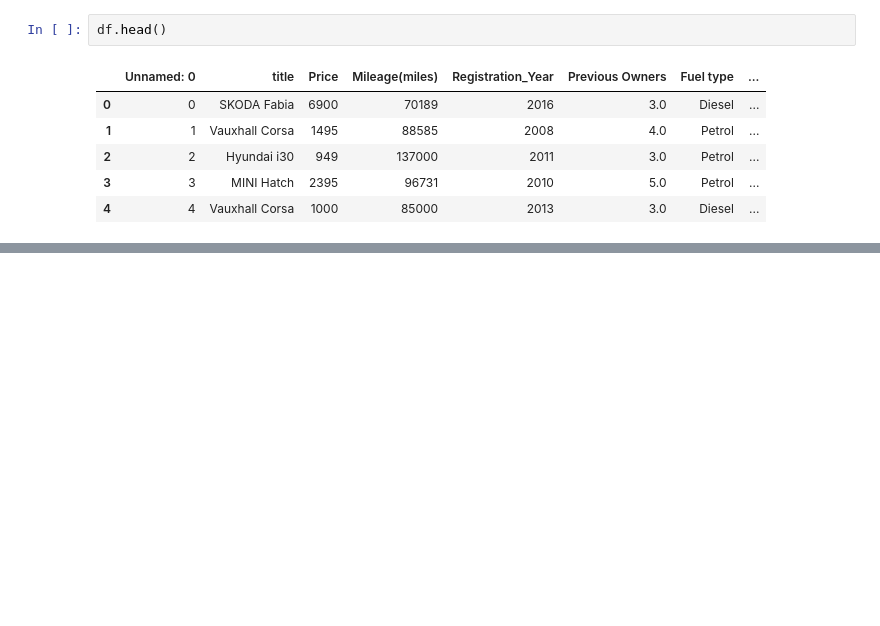
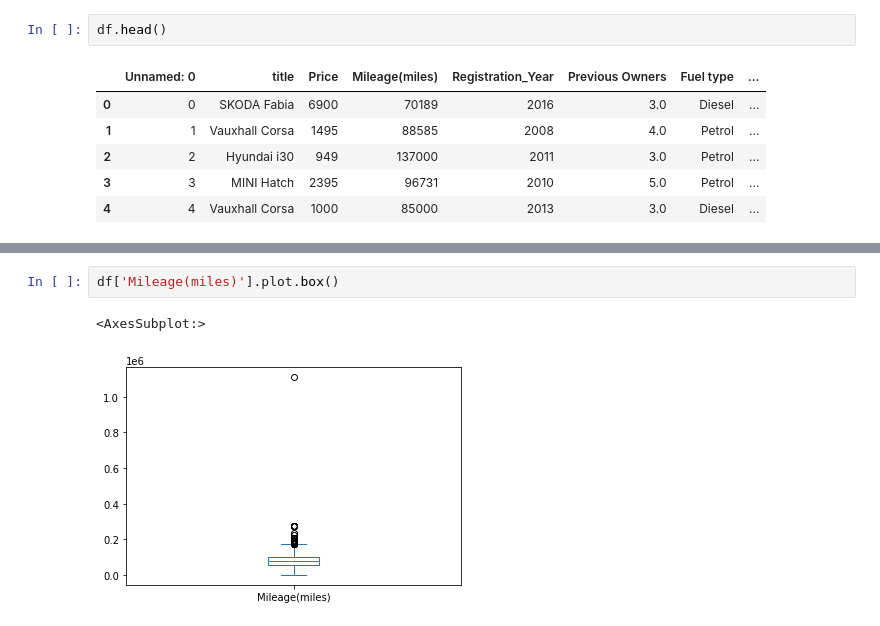
Before and after one commit to karljay98/Used-car-analysis, a Jupyter notebook: analysis.ipynb, the cells around one changed output, grey strips where cells are left out. Drawn from its saved outputs; the diff is of its cells as text; blank space fills up the shorter version.

```diff
--- a/analysis.ipynb
+++ b/analysis.ipynb
@@ -175,0 +181,5 @@ df.head()
+# %%
+df['Mileage(miles)'].plot.box()
+# %% [output]
+<AxesSubplot:>
+[figure, added]
```
Also changed, not shown: parts of 3 cells of this notebook.
